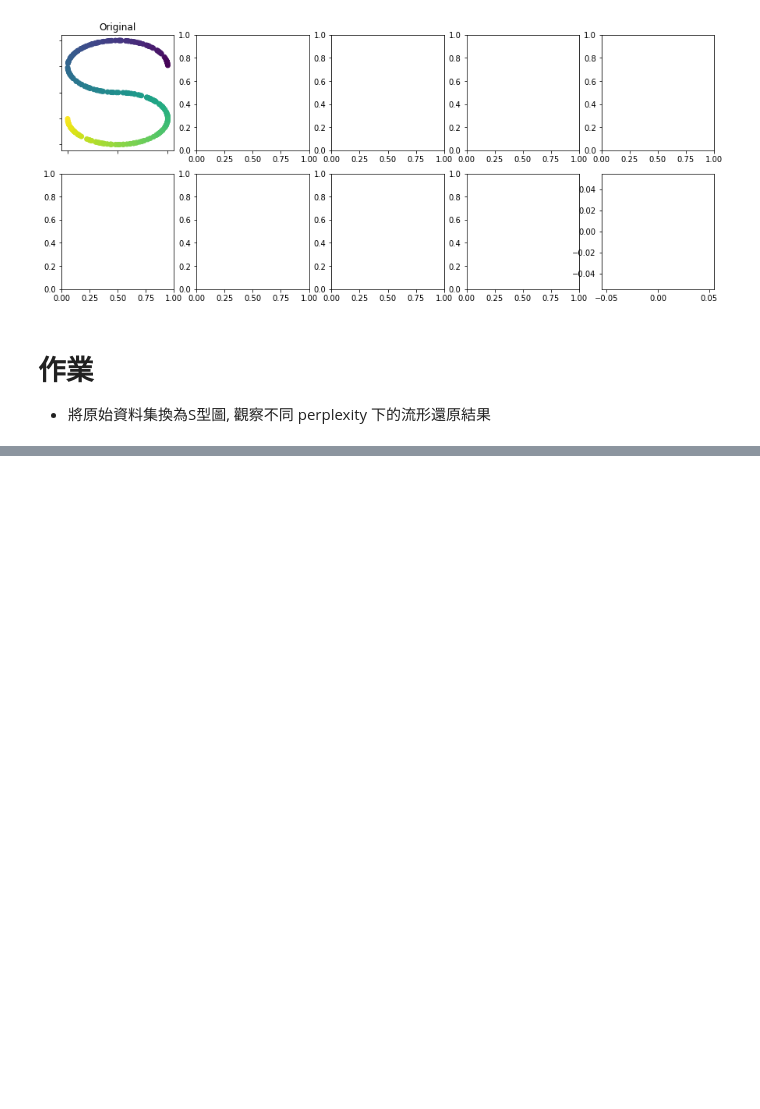
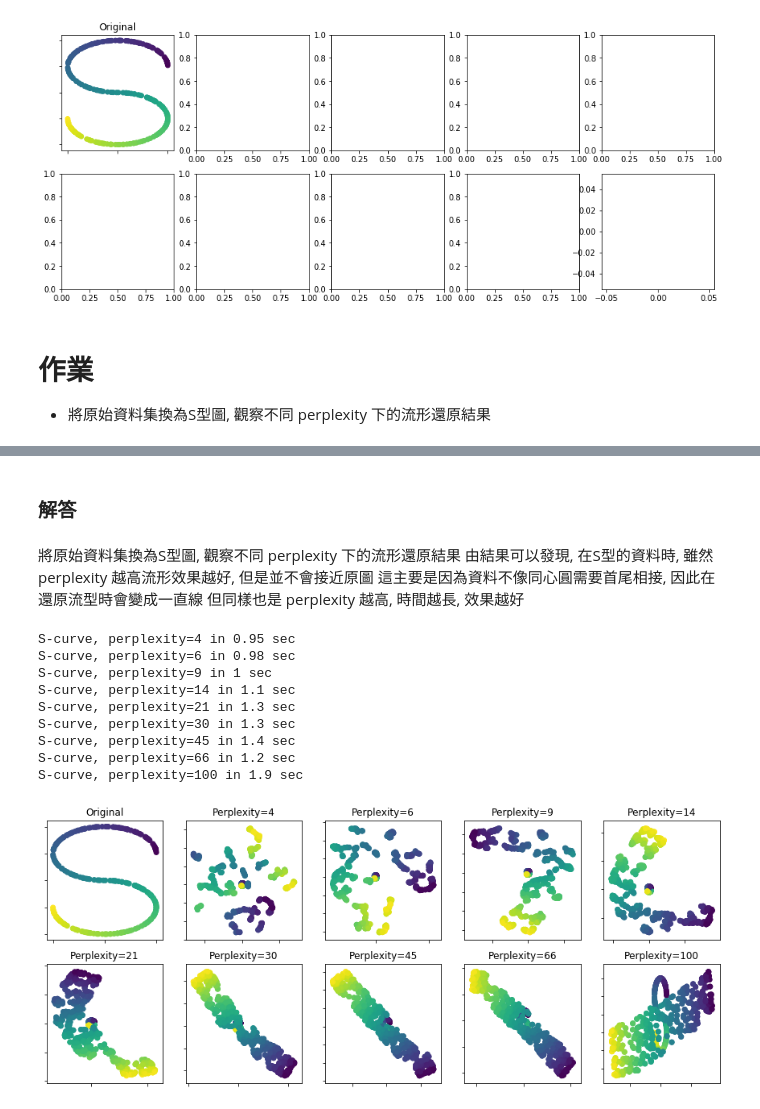
Before and after one commit to Noraaxx/2nd-ML100Days, a Jupyter notebook: homework/Day_062_tsne_HW.ipynb, the cells around one changed output, grey strips where cells are left out. Saved outputs shown, nothing was run; the diff lists cells and outputs as text; code cells hidden in the pictures; blank space fills up the shorter version.

```diff
--- a/homework/Day_062_tsne_HW.ipynb
+++ b/homework/Day_062_tsne_HW.ipynb
@@ -77 +77,42 @@ circles, perplexity=100 in 4.4 sec
 [figure]
+# %% [markdown]
+### 解答
+# %% [markdown]
+將原始資料集換為S型圖, 觀察不同 perplexity 下的流形還原結果
+由結果可以發現, 在S型的資料時, 雖然 perplexity 越高流形效果越好, 但是並不會接近原圖
+這主要是因為資料不像同心圓需要首尾相接, 因此在還原流型時會變成一直線
+但同樣也是 perplexity 越高, 時間越長, 效果越好
+# %%
+# 繪製不同 perplexity 下的 t-SNE 流形還原圖 (請注意! 語法也要對應調整)
+for i, perplexity in enumerate(perplexities):
+    if i<4:
+        ax = subplots[0][i+1]
+    else:
+        ax = subplots[1][i-4]
+
+    t0 = time()
+    tsne = manifold.TSNE(n_components=n_components, init='random',
+                         random_state=0, perplexity=perplexity)
+    Y = tsne.fit_transform(X)
+    t1 = time()
+    print("S-curve, perplexity=%d in %.2g sec" % (perplexity, t1 - t0))
+
+    ax.set_title("Perplexity=%d" % perplexity)
+    ax.scatter(Y[:, 0], Y[:, 1], c=color)
+    ax.xaxis.set_major_formatter(NullFormatter())
+    ax.yaxis.set_major_formatter(NullFormatter())
+    ax.axis('tight')
+
+plt.show()
+fig
+# %% [output]
+S-curve, perplexity=4 in 0.95 sec
+S-curve, perplexity=6 in 0.98 sec
+S-curve, perplexity=9 in 1 sec
+S-curve, perplexity=14 in 1.1 sec
+S-curve, perplexity=21 in 1.3 sec
+S-curve, perplexity=30 in 1.3 sec
+S-curve, perplexity=45 in 1.4 sec
+S-curve, perplexity=66 in 1.2 sec
+S-curve, perplexity=100 in 1.9 sec
+[figure, added]
```
Also changed, not shown: parts of 1 cell of this notebook.
